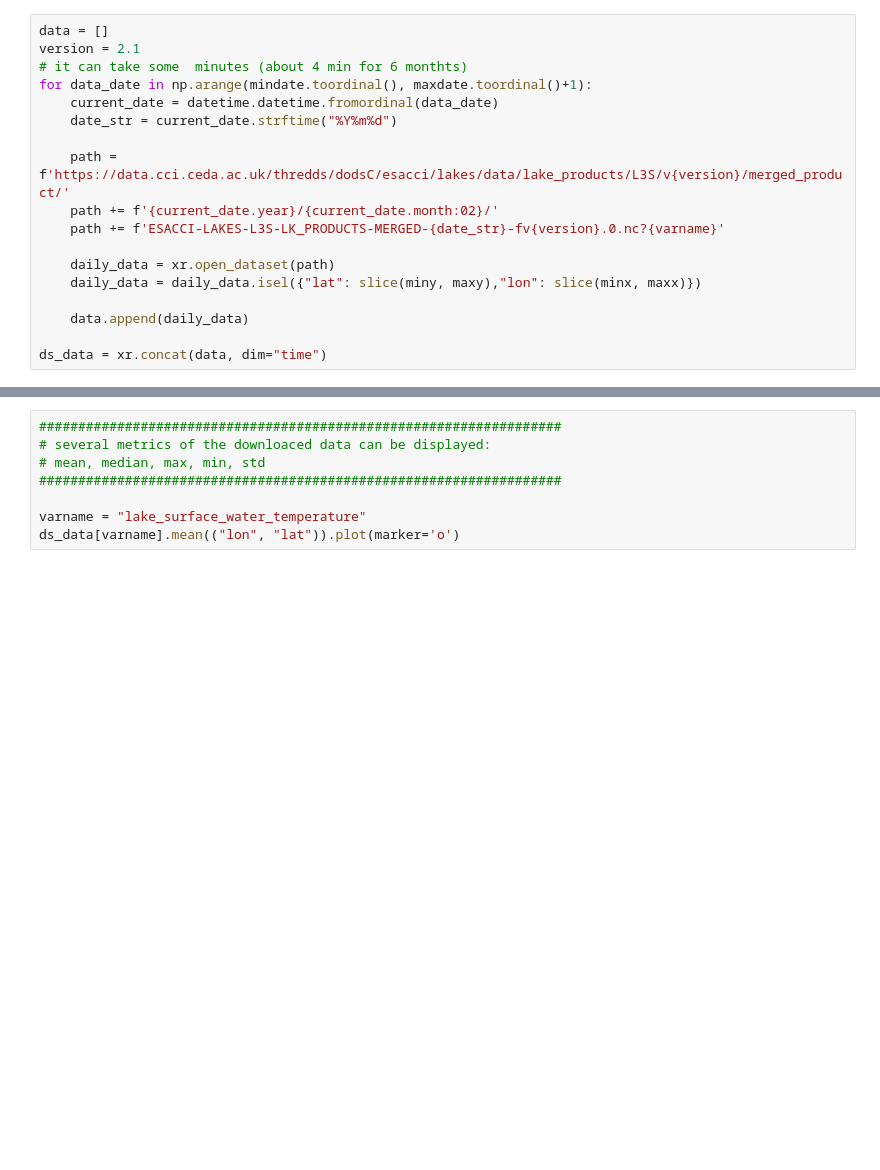
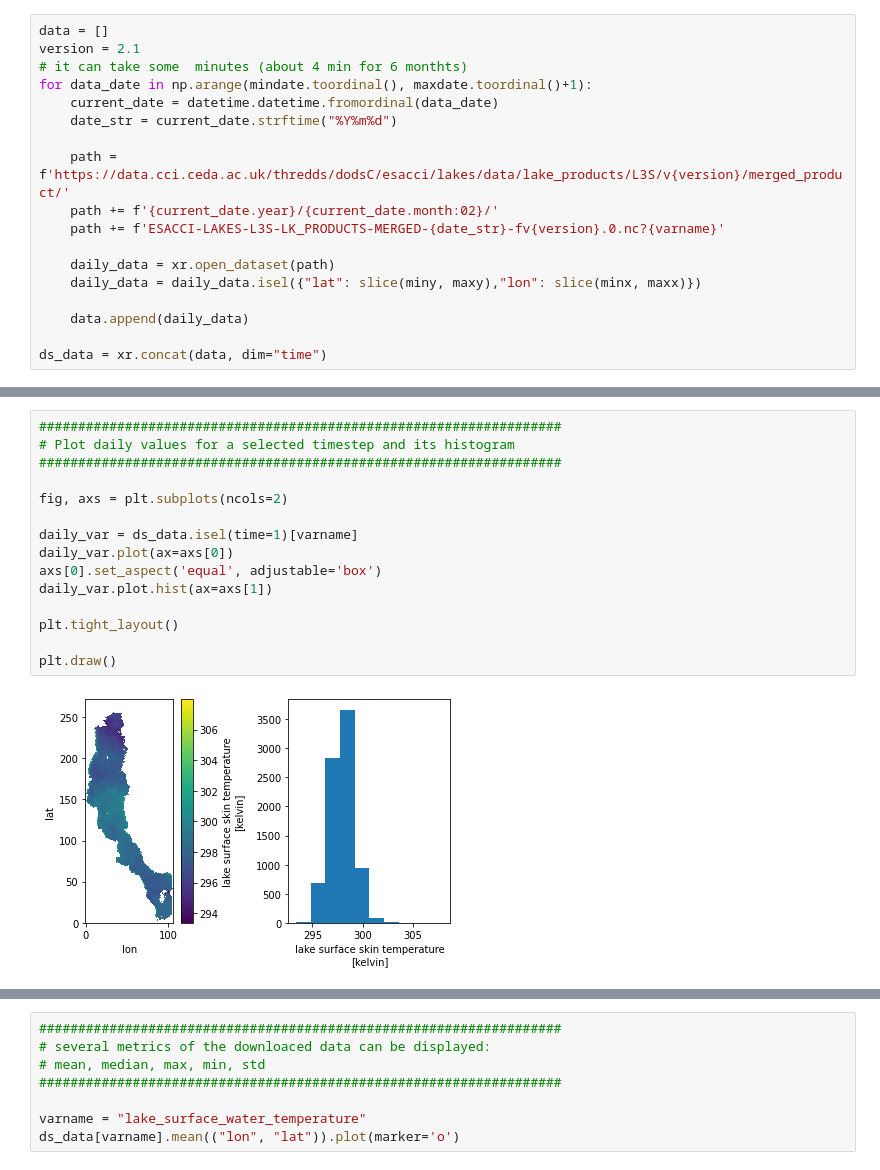
Before and after one commit to cci-lakes/lakes_cci_tools, a Jupyter notebook: lakes_cci_binder.ipynb, the cells around one changed output, grey strips where cells are left out. Cells and saved outputs as stored; diff of their text form; blank space fills up the shorter version.

```diff
--- a/lakes_cci_binder.ipynb
+++ b/lakes_cci_binder.ipynb
@@ -209,3 +212,20 @@ daily_var.plot()
+# %%
+###################################################################
+# Plot daily values for a selected timestep and its histogram
+###################################################################
+
+fig, axs = plt.subplots(ncols=2)
+
+daily_var = ds_data.isel(time=1)[varname]
+daily_var.plot(ax=axs[0])
+axs[0].set_aspect('equal', adjustable='box')
+daily_var.plot.hist(ax=axs[1])
+
+plt.tight_layout()
+
+plt.draw()
+# %% [output]
+[figure, added]
 # %%
 ###################################################################
 # The daily evolution of the variable can be visualised by plotting
```
Also changed, not shown: parts of 5 cells of this notebook.
